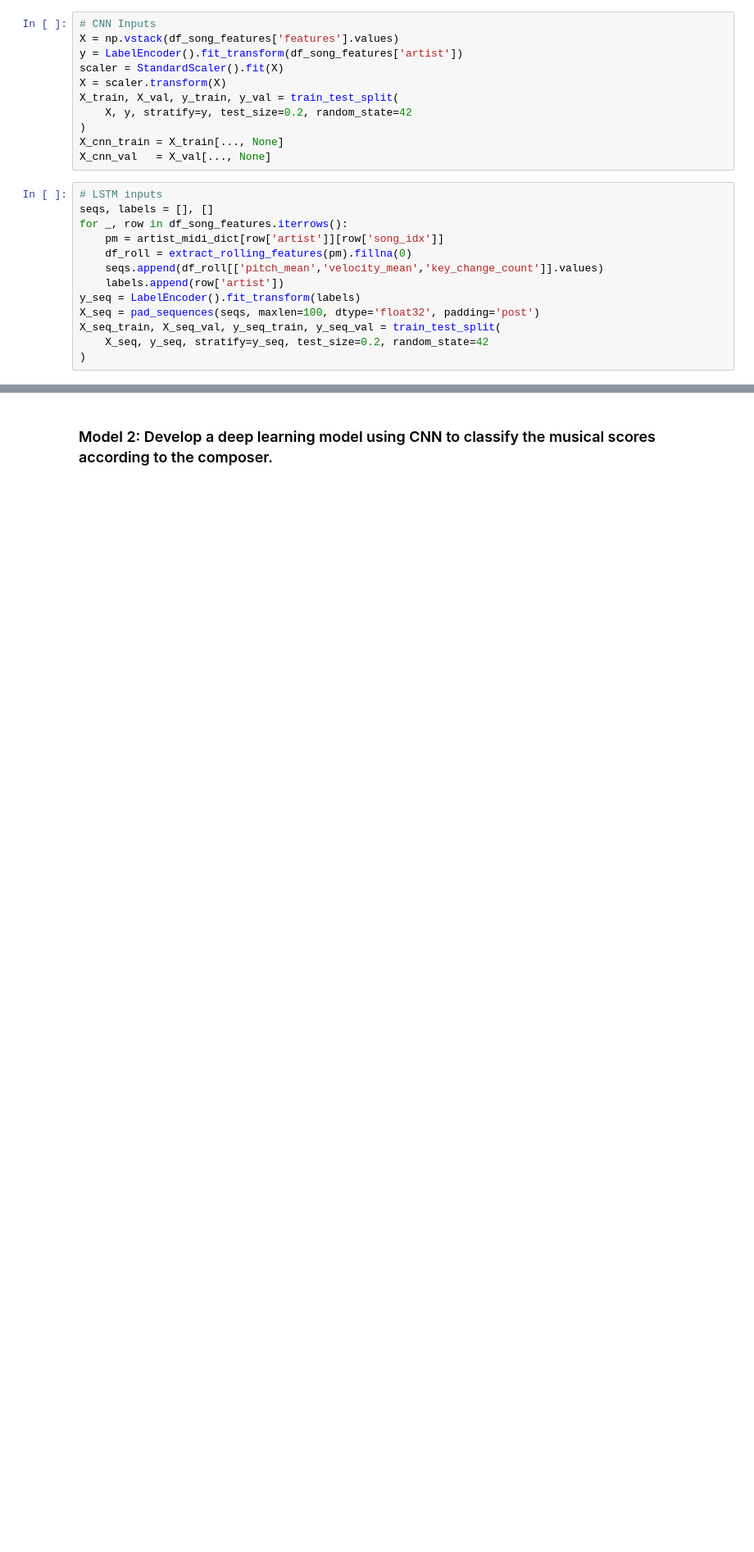
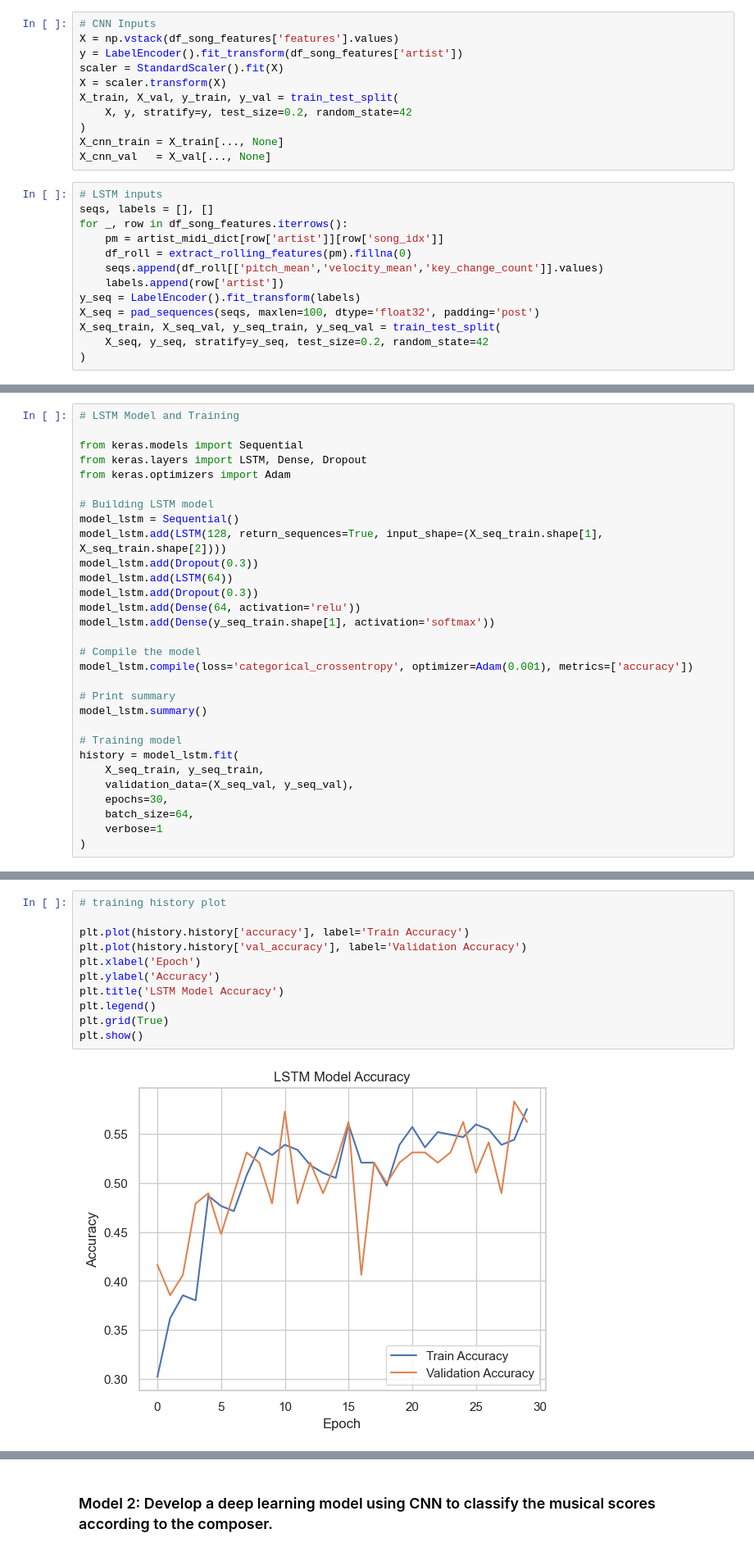
Before and after one commit to victorhg/aai511-final-project-group6, a Jupyter notebook: main.ipynb, the cells around one changed output, grey strips where cells are left out. Shown at 82% size. Cells and saved outputs as stored; diff of their text form; blank space fills up the shorter version.

```diff
--- a/main.ipynb
+++ b/main.ipynb
@@ -501,0 +535,30 @@ X_seq_train, X_seq_val, y_seq_train, y_seq_val = train_test_split(
+# %%
+# LSTM Model and Training
+
+from keras.models import Sequential
+from keras.layers import LSTM, Dense, Dropout
+from keras.optimizers import Adam
+
+# Building LSTM model
+model_lstm = Sequential()
+model_lstm.add(LSTM(128, return_sequences=True, input_shape=(X_seq_train.shape[1], X_seq_train.shape[2])))
+model_lstm.add(Dropout(0.3))
+model_lstm.add(LSTM(64))
+model_lstm.add(Dropout(0.3))
+model_lstm.add(Dense(64, activation='relu'))
+model_lstm.add(Dense(y_seq_train.shape[1], activation='softmax'))
+
+# Compile the model
+model_lstm.compile(loss='categorical_crossentropy', optimizer=Adam(0.001), metrics=['accuracy'])
+
+# Print summary
+model_lstm.summary()
+
+# Training model
+history = model_lstm.fit(
+    X_seq_train, y_seq_train,
+    validation_data=(X_seq_val, y_seq_val),
+    epochs=30,
+    batch_size=64,
+    verbose=1
+)
@@ -501,0 +602,13 @@ X_seq_train, X_seq_val, y_seq_train, y_seq_val = train_test_split(
+# %%
+# training history plot
+
+plt.plot(history.history['accuracy'], label='Train Accuracy')
+plt.plot(history.history['val_accuracy'], label='Validation Accuracy')
+plt.xlabel('Epoch')
+plt.ylabel('Accuracy')
+plt.title('LSTM Model Accuracy')
+plt.legend()
+plt.grid(True)
+plt.show()
+# %% [output]
+[figure, added]
```
Also changed, not shown: parts of 10 cells of this notebook.
